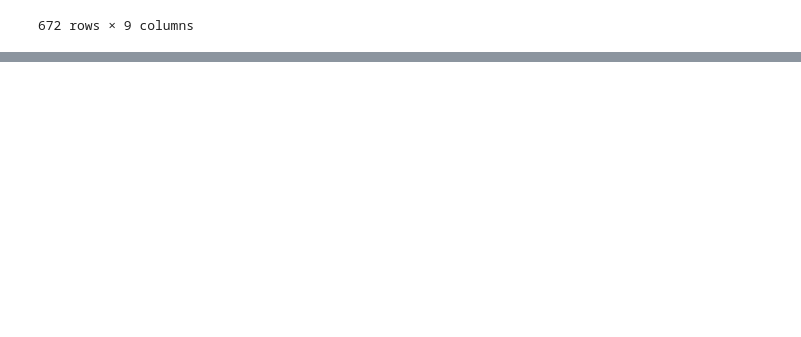
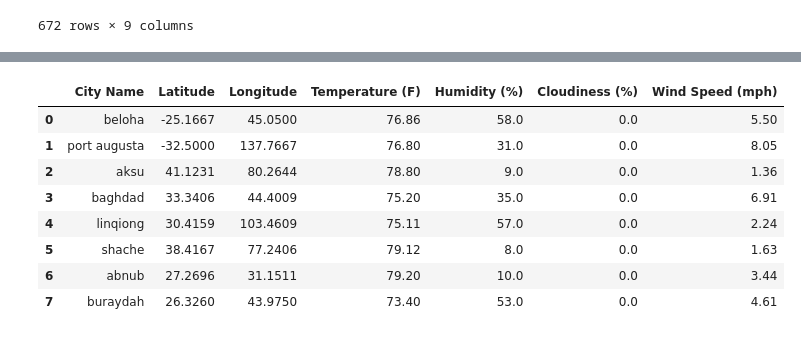
Before and after one commit to yukamara/python-api-challenge, a Jupyter notebook: VacationPy/VacationPy.ipynb, the cells around one changed output, grey strips where cells are left out. Saved outputs shown, nothing was run; the diff lists cells and outputs as text; code cells hidden in the pictures; blank space fills up the shorter version.

```diff
--- a/VacationPy/VacationPy.ipynb
+++ b/VacationPy/VacationPy.ipynb
@@ -68,3 +71,21 @@ vacation_ideal
 | 339 | 599 | 1280037.0 | shache | 38.4167 | 77.2406 | 79.12 | 8.0 | 0.0 | ... |
 | 343 | 606 | 362973.0 | abnub | 27.2696 | 31.1511 | 79.20 | 10.0 | 0.0 | ... |
 | 375 | 677 | 107304.0 | buraydah | 26.3260 | 43.9750 | 73.40 | 53.0 | 0.0 | ... |
+# %%
+# Reindex the dataframe
+vacation_ideal = vacation_ideal.reset_index(drop=True)
+vacation_ideal
+
+# Drop the 'Unnamed: 0' column and reindex
+vacation_ideal = vacation_ideal.drop(columns=['Unnamed: 0', 'City ID'])
+vacation_ideal
+# %% [output]
+|  | City Name | Latitude | Longitude | Temperature (F) | Humidity (%) | Cloudiness (%) | Wind Speed (mph) |
+| 0 | beloha | -25.1667 | 45.0500 | 76.86 | 58.0 | 0.0 | 5.50 |
+| 1 | port augusta | -32.5000 | 137.7667 | 76.80 | 31.0 | 0.0 | 8.05 |
+| 2 | aksu | 41.1231 | 80.2644 | 78.80 | 9.0 | 0.0 | 1.36 |
+| 3 | baghdad | 33.3406 | 44.4009 | 75.20 | 35.0 | 0.0 | 6.91 |
+| 4 | linqiong | 30.4159 | 103.4609 | 75.11 | 57.0 | 0.0 | 2.24 |
+| 5 | shache | 38.4167 | 77.2406 | 79.12 | 8.0 | 0.0 | 1.63 |
+| 6 | abnub | 27.2696 | 31.1511 | 79.20 | 10.0 | 0.0 | 3.44 |
+| 7 | buraydah | 26.3260 | 43.9750 | 73.40 | 53.0 | 0.0 | 4.61 |
```
Also changed, not shown: parts of 6 cells of this notebook, 2 other files.
